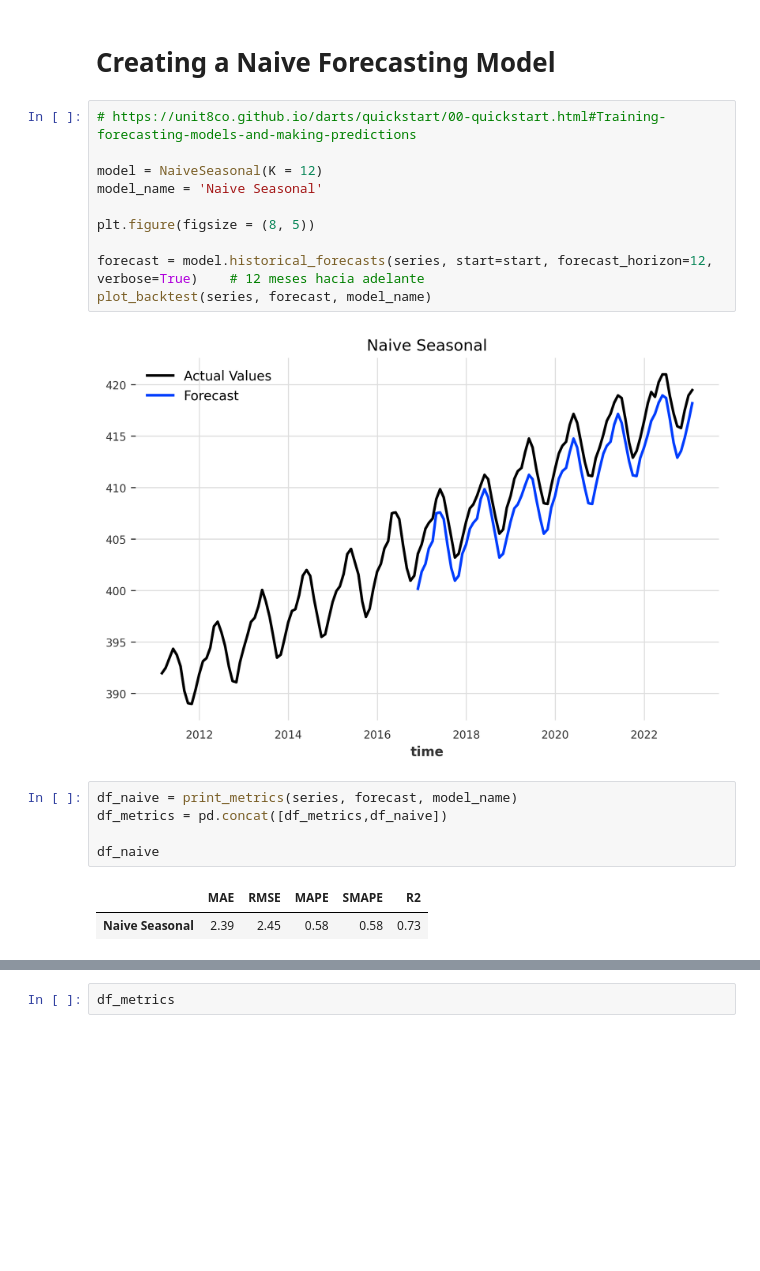
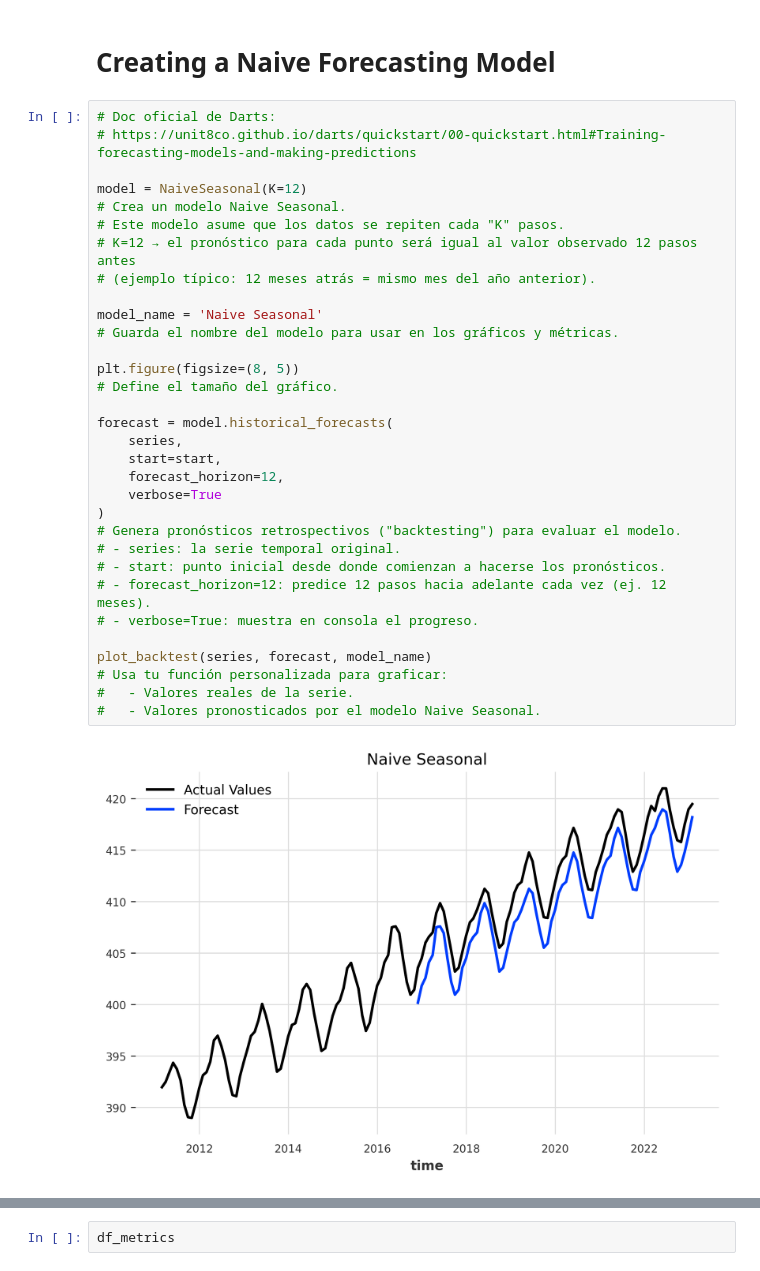
Before and after one commit to JuanCordoneda/Machine-Learning, a Jupyter notebook: 10 - SERIES TEMPORALES/2 - SERIES_TEMPORALES_CO2_MAUNA_LOA.ipynb, the cells around one changed output, grey strips where cells are left out. Saved outputs shown, nothing was run; the diff lists cells and outputs as text; blank space fills up the shorter version.

Commit message:
SERIES TEMPORALES

```diff
--- a/10 - SERIES TEMPORALES/2 - SERIES_TEMPORALES_CO2_MAUNA_LOA.ipynb
+++ b/10 - SERIES TEMPORALES/2 - SERIES_TEMPORALES_CO2_MAUNA_LOA.ipynb
@@ -244,22 +291,36 @@ def print_metrics(series, forecast, model_name):
 # %% [markdown]
 # Creating a Naive Forecasting Model
-# %%
-# https://unit8co.github.io/darts/quickstart/00-quickstart.html#Training-forecasting-models-and-making-predictions
-
-model = NaiveSeasonal(K = 12)
-model_name = 'Naive Seasonal'
-
-plt.figure(figsize = (8, 5))
-
-forecast = model.historical_forecasts(series, start=start, forecast_horizon=12, verbose=True)    # 12 meses hacia adelante
-plot_backtest(series, forecast, model_name)
-# %% [output]
-[figure, removed]
-# %%
-df_naive = print_metrics(series, forecast, model_name)
-df_metrics = pd.concat([df_metrics,df_naive])
-
-df_naive
-# %% [output]
-|  | MAE | RMSE | MAPE | SMAPE | R2 |
-| Naive Seasonal | 2.39 | 2.45 | 0.58 | 0.58 | 0.73 |
+# %%
+# Doc oficial de Darts:
+# https://unit8co.github.io/darts/quickstart/00-quickstart.html#Training-forecasting-models-and-making-predictions
+
+model = NaiveSeasonal(K=12)
+# Crea un modelo Naive Seasonal.
+# Este modelo asume que los datos se repiten cada "K" pasos.
+# K=12 → el pronóstico para cada punto será igual al valor observado 12 pasos antes
+# (ejemplo típico: 12 meses atrás = mismo mes del año anterior).
+
+model_name = 'Naive Seasonal'
+# Guarda el nombre del modelo para usar en los gráficos y métricas.
+
+plt.figure(figsize=(8, 5))
+# Define el tamaño del gráfico.
+
+forecast = model.historical_forecasts(
+    series,
+    start=start,
+    forecast_horizon=12,
+    verbose=True
+)
+# Genera pronósticos retrospectivos ("backtesting") para evaluar el modelo.
+# - series: la serie temporal original.
+# - start: punto inicial desde donde comienzan a hacerse los pronósticos.
+# - forecast_horizon=12: predice 12 pasos hacia adelante cada vez (ej. 12 meses).
+# - verbose=True: muestra en consola el progreso.
+
+plot_backtest(series, forecast, model_name)
+# Usa tu función personalizada para graficar:
+#   - Valores reales de la serie.
+#   - Valores pronosticados por el modelo Naive Seasonal.
+# %% [output]
+[figure, added]
```
Also changed, not shown: parts of 27 cells of this notebook, 4 other files.
